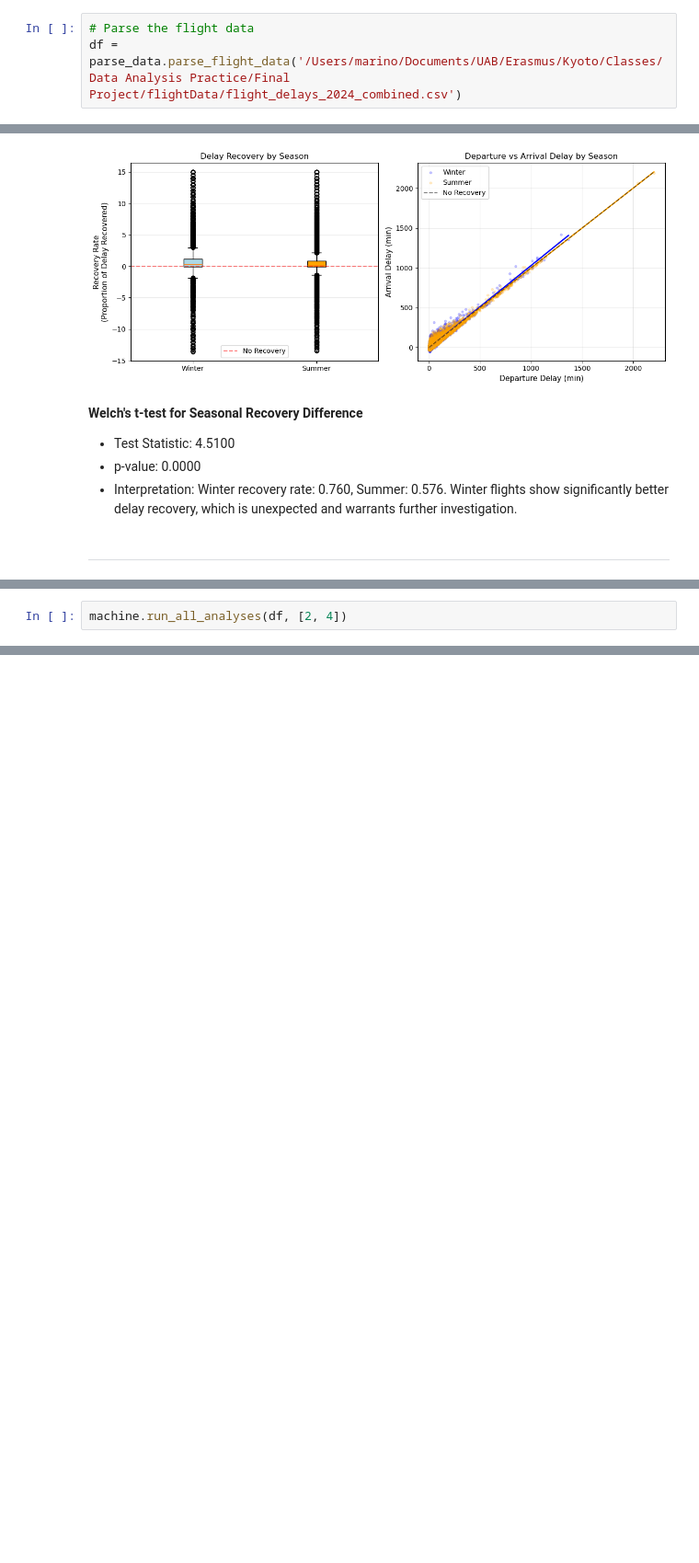
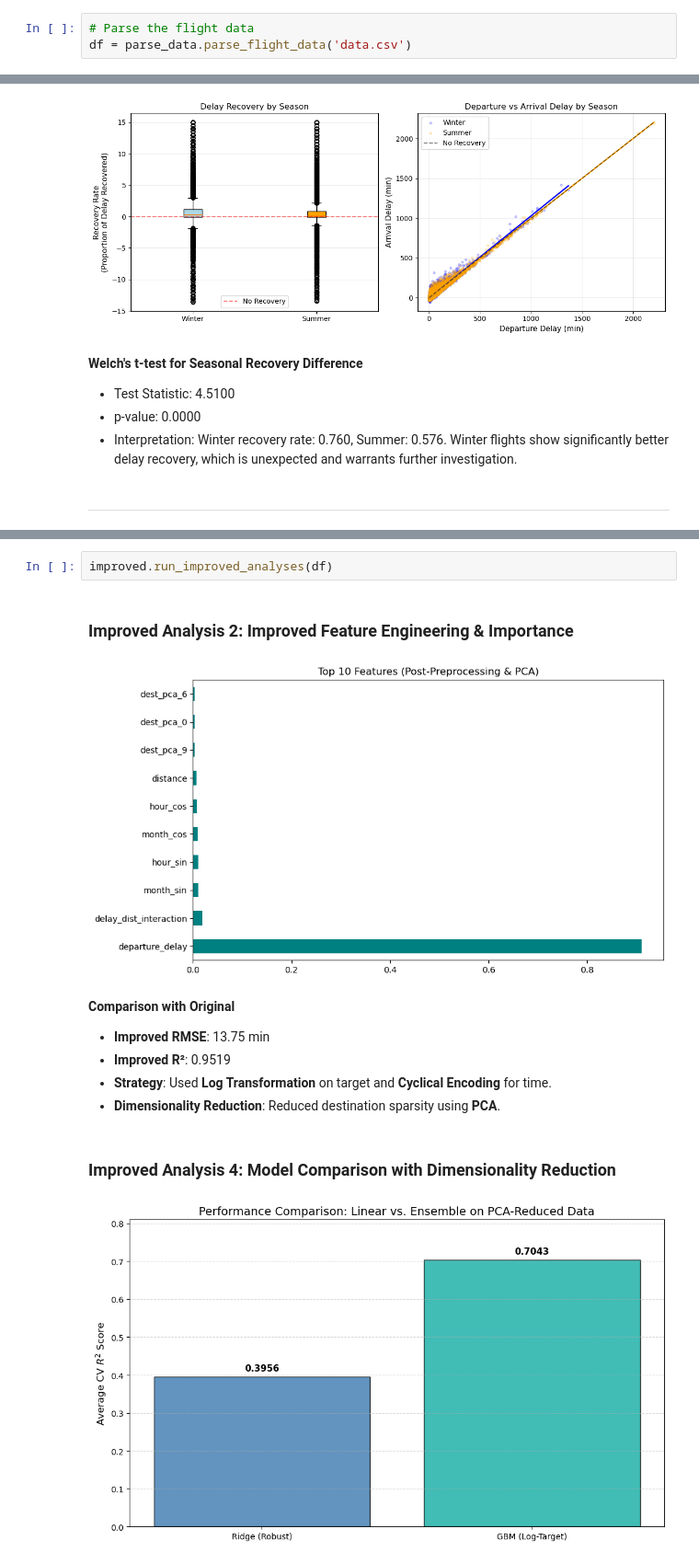
Before and after one commit to marinocom/Data-Analysis-II-Kyoto-University, a Jupyter notebook: FP-7/main.ipynb, the cells around one changed output, grey strips where cells are left out. Shown at 92% size. Drawn from its saved outputs; the diff is of its cells as text; blank space fills up the shorter version.

```diff
--- a/FP-7/main.ipynb
+++ b/FP-7/main.ipynb
@@ -93,7 +93,7 @@ ___
 import parse_data
 # %%
 # Parse the flight data
-df = parse_data.parse_flight_data('/Users/marino/Documents/UAB/Erasmus/Kyoto/Classes/Data Analysis Practice/Final Project/flightData/flight_delays_2024_combined.csv')
+df = parse_data.parse_flight_data('data.csv')
 # %% [markdown]
 ___
 
@@ -158,2 +157,0 @@ import machine
-# %%
-machine.run_all_analyses(df, [2, 4])
@@ -186,0 +158,14 @@ Gradient Boosting: CV RMSE = 16.97 (±0.40)
+# %%
+improved.run_improved_analyses(df)
+# %% [output]
+### Improved Analysis 2: Improved Feature Engineering & Importance
+[figure, added]
+**Comparison with Original**
+
+
+- **Improved RMSE**: 13.75 min
+- **Improved R²**: 0.9519
+- **Strategy**: Used **Log Transformation** on target and **Cyclical Encoding** for time.
+- **Dimensionality Reduction**: Reduced destination sparsity using **PCA**.
+### Improved Analysis 4: Model Comparison with Dimensionality Reduction
+[figure, added]
```
Also changed, not shown: parts of 4 cells of this notebook, 1 other file.
